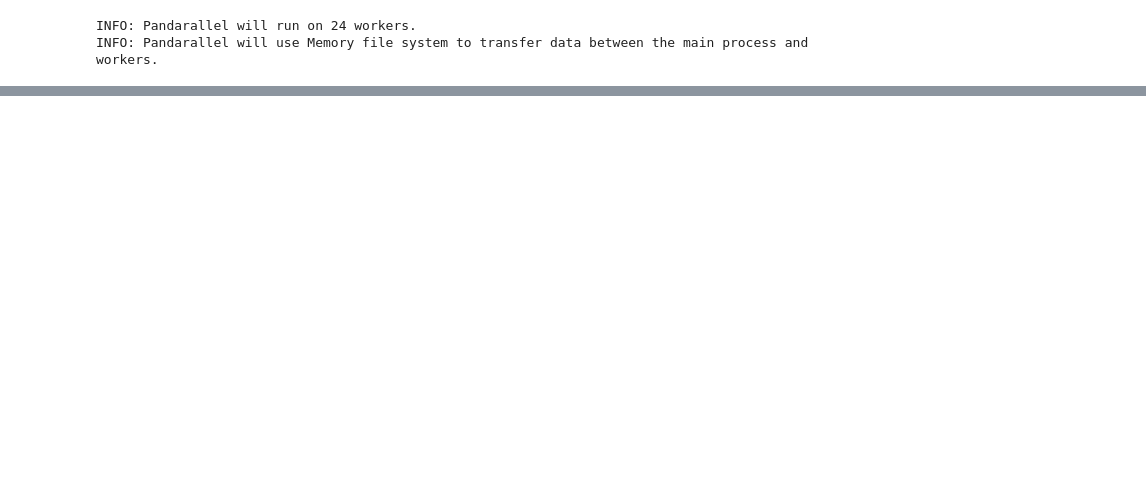
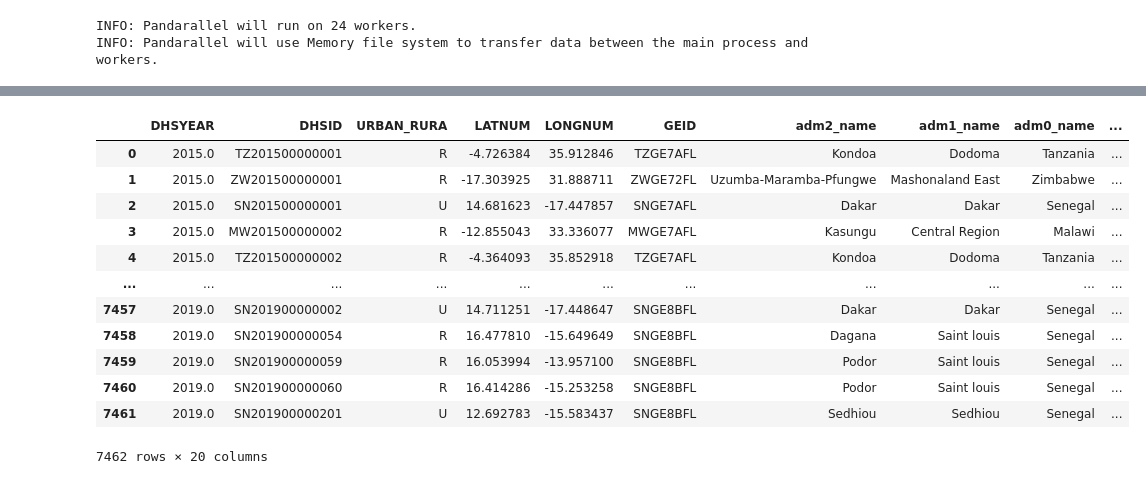
Before and after one commit to gheisenberg/FoodSecurity, a Jupyter notebook: DHS/DHS5_add_further_data.ipynb, the cells around one changed output, grey strips where cells are left out. Drawn from its saved outputs; the diff is of its cells as text; code cells hidden in the pictures; blank space fills up the shorter version.

```diff
--- a/DHS/DHS5_add_further_data.ipynb
+++ b/DHS/DHS5_add_further_data.ipynb
@@ -24,9 +24,14 @@ overwrite_pqt = True
 dataset_type = 'HR'  #, 'BR', 'CR', 'HW', 'IR', 'KR', 'MR', 'PR', 'AR'] ??['AN', 'FC, 'FP', 'HW', 'PV', 'SC'] < 25 surveys
 group_by_col = 'adm2_gaul'
 
-urban_rural_all_mode = 'R' # 'all', 'U', 'R'
+urban_rural_all_mode = 'U' # 'all', 'U', 'R'
 
 in_f = f"{input_dir}grouped_df_V3_{dataset_type}_{group_by_col}_{urban_rural_all_mode}.pkl"
+
+education_folder = f"/mnt/datadisk/data/preprocessed_data/DHS_n_more/"
+education_adults_youth_f = f"{education_folder}additional_data/Education_Labels_Child_Youth_Aduld.csv"
+education_f = f"{education_folder}additional_data/Education_Labels.csv"
+sustainbench_f = f"{education_folder}additional_data/sustainbench_w_gaul.csv"
 print(in_f)
 # categorical_in_f = f"{input_dir}grouped_df_V3_{dataset_type}_{group_by_col}{add_str}.pkl"
 fewsNet_f = f"{input_dir}fewsnet_gaul_adm2.csv"
@@ -162,0 +168,4 @@ True
+# %%
+education_df = pd.read_csv(education_f)
+education_adults_youth_df = pd.read_csv(education_adults_youth_f)
+education_df
@@ -162,0 +186,16 @@ True
+# %%
+education_adults_youth_df
+# %% [output]
+|  | DHSYEAR | DHSID | URBAN_RURA | LATNUM | LONGNUM | GEID | adm2_name | adm1_name | adm0_name | ... |
+| 0 | 2015.0 | TZ201500000001 | R | -4.726384 | 35.912846 | TZGE7AFL | Kondoa | Dodoma | Tanzania | ... |
+| 1 | 2015.0 | ZW201500000001 | R | -17.303925 | 31.888711 | ZWGE72FL | Uzumba-Maramba-Pfungwe | Mashonaland East | Zimbabwe | ... |
+| 2 | 2015.0 | SN201500000001 | U | 14.681623 | -17.447857 | SNGE7AFL | Dakar | Dakar | Senegal | ... |
+| 3 | 2015.0 | MW201500000002 | R | -12.855043 | 33.336077 | MWGE7AFL | Kasungu | Central Region | Malawi | ... |
+| 4 | 2015.0 | TZ201500000002 | R | -4.364093 | 35.852918 | TZGE7AFL | Kondoa | Dodoma | Tanzania | ... |
+| ... | ... | ... | ... | ... | ... | ... | ... | ... | ... | ... |
+| 7457 | 2019.0 | SN201900000002 | U | 14.711251 | -17.448647 | SNGE8BFL | Dakar | Dakar | Senegal | ... |
+| 7458 | 2019.0 | SN201900000054 | R | 16.477810 | -15.649649 | SNGE8BFL | Dagana | Saint louis | Senegal | ... |
+| 7459 | 2019.0 | SN201900000059 | R | 16.053994 | -13.957100 | SNGE8BFL | Podor | Saint louis | Senegal | ... |
+| 7460 | 2019.0 | SN201900000060 | R | 16.414286 | -15.253258 | SNGE8BFL | Podor | Saint louis | Senegal | ... |
+| 7461 | 2019.0 | SN201900000201 | U | 12.692783 | -15.583437 | SNGE8BFL | Sedhiou | Sedhiou | Senegal | ... |
+7462 rows × 20 columns
```
Also changed, not shown: parts of 19 cells of this notebook, 7 other files.
